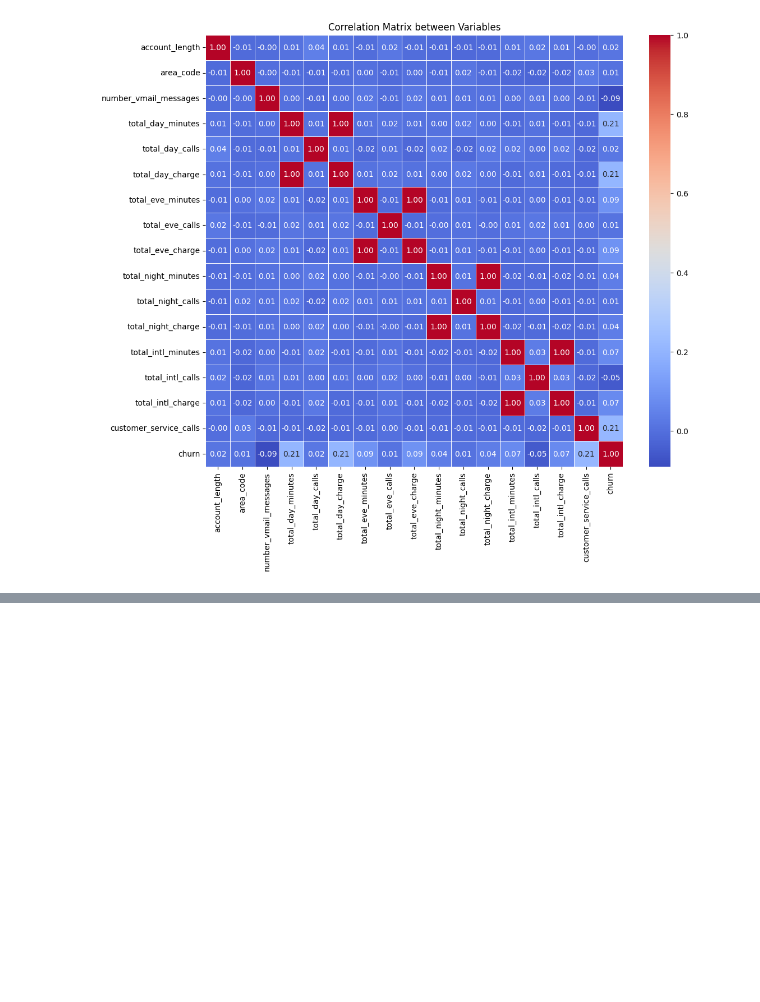
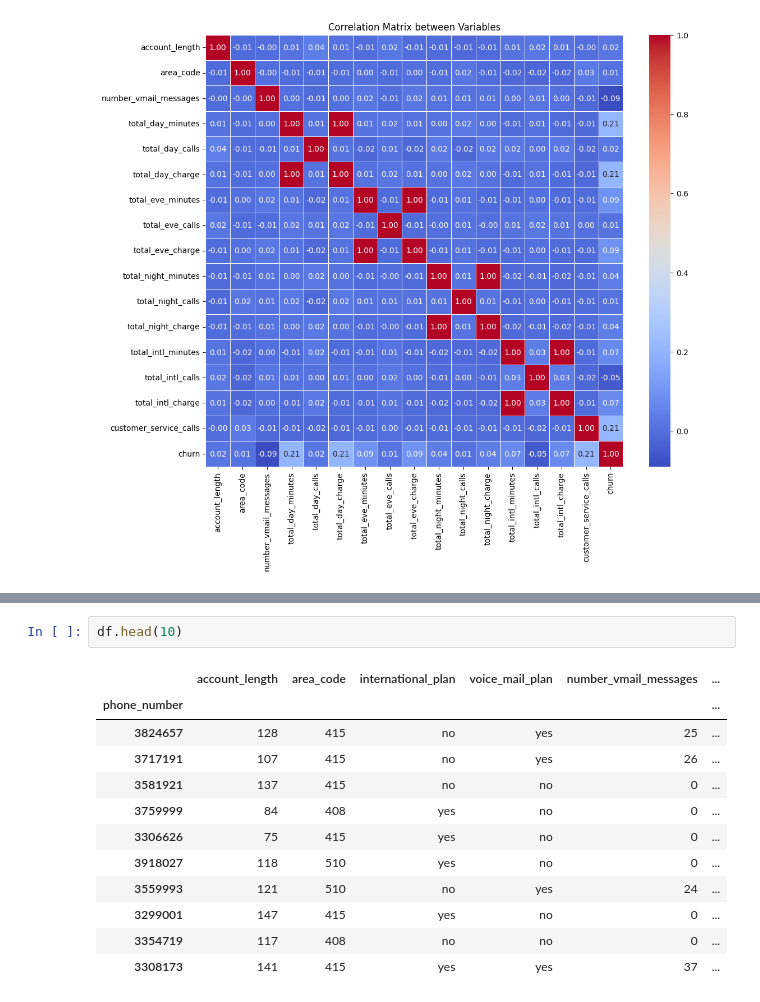
Before and after one commit to Wangari-web/dsc-phase-3-project-v2-3, a Jupyter notebook: syriatel_customer_churn.ipynb, the cells around one changed output, grey strips where cells are left out. Drawn from its saved outputs; the diff is of its cells as text; blank space fills up the shorter version.

```diff
--- a/syriatel_customer_churn.ipynb
+++ b/syriatel_customer_churn.ipynb
@@ -599,0 +613,15 @@ plt.show();
+# %%
+df.head(10)
+# %% [output]
+|  | account_length | area_code | international_plan | voice_mail_plan | number_vmail_messages | ... |
+| phone_number |  |  |  |  |  | ... |
+| 3824657 | 128 | 415 | no | yes | 25 | ... |
+| 3717191 | 107 | 415 | no | yes | 26 | ... |
+| 3581921 | 137 | 415 | no | no | 0 | ... |
+| 3759999 | 84 | 408 | yes | no | 0 | ... |
+| 3306626 | 75 | 415 | yes | no | 0 | ... |
+| 3918027 | 118 | 510 | yes | no | 0 | ... |
+| 3559993 | 121 | 510 | no | yes | 24 | ... |
+| 3299001 | 147 | 415 | yes | no | 0 | ... |
+| 3354719 | 117 | 408 | no | no | 0 | ... |
+| 3308173 | 141 | 415 | yes | yes | 37 | ... |
```
Also changed, not shown: parts of 25 cells of this notebook.
